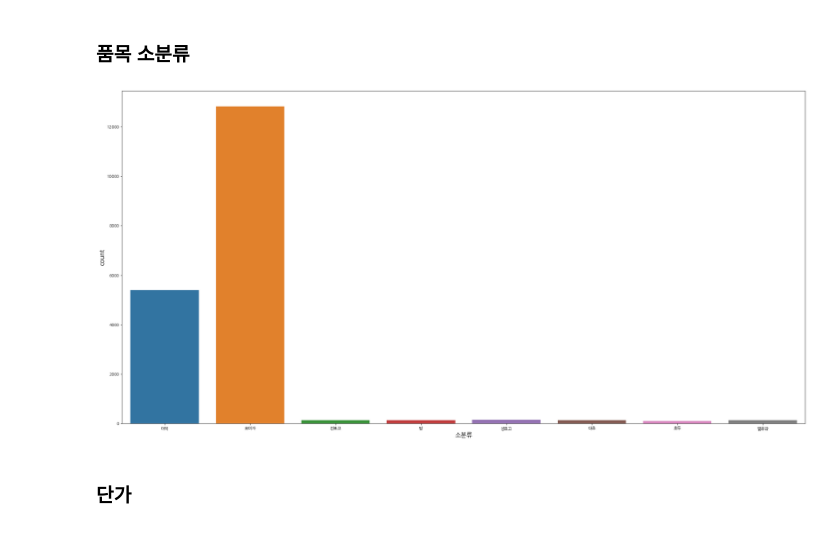
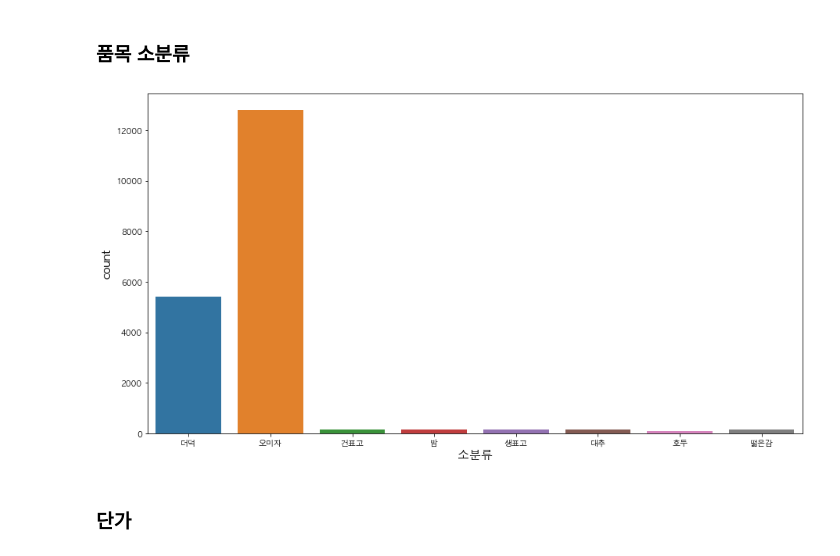
Before and after one commit to kimsunghun00/k-forest, a Jupyter notebook: K-Forest1-Copy4.ipynb, the cells around one changed output. Drawn from its saved outputs; the diff is of its cells as text; code cells hidden in the pictures.

```diff
--- a/K-Forest1-Copy4.ipynb
+++ b/K-Forest1-Copy4.ipynb
@@ -39,7 +39,7 @@ print(forest_production_2015.shape)
 # %% [markdown]
 ### 2016년도
 # %%
-forest_production_2016 = pd.read_excel('2016년기준 임산물생산조사(업로드자료).xlsx', thousands=',')
+forest_production_2016 = pd.read_excel('임산물생산조사/2016년기준 임산물생산조사(업로드자료).xlsx', thousands=',')
 forest_production_2016.head(3)
 # %% [output]
 |  | 시도/청 | 시도/관리소 | 시군구 | 임가번호 | 대분류 | 중분류 | 소분류 | 단위 | 재배채취 | 면적 | 면적 단위 | ... |
@@ -68,7 +68,7 @@ print(forest_production_2016.shape)
 # %% [markdown]
 ### 2017년도
 # %%
-forest_production_2017 = pd.read_excel('2017년 기준 임산물생산조사(업로드자료).xlsx', thousands=',')
+forest_production_2017 = pd.read_excel('임산물생산조사/2017년 기준 임산물생산조사(업로드자료).xlsx', thousands=',')
 forest_production_2017.head(3)
 # %% [output]
 |  | 시도/청 | 시군구/관리소 | 임가번호 | 구분(재배/채취) | 구분(재배/채취).1 | 구분(재배/채취).2 | Unnamed: 6 | 구분(재배/채취).3 | 품목 | ... |
@@ -101,7 +101,7 @@ print(forest_production_2017.shape)
 # %% [markdown]
 ### 2018년도
 # %%
-forest_production_2018 = pd.read_excel('2018년 기준 임산물생산조사(업로드자료) - 정정.xlsx', thousands=',')
+forest_production_2018 = pd.read_excel('임산물생산조사/2018년 기준 임산물생산조사(업로드자료) - 정정.xlsx', thousands=',')
 forest_production_2018.head(3)
 # %% [output]
 |  | 시도/청 | 시도/관리소 | 시군구 | 재배채취 | 재배기준 | 재배면적 | 재배단위 | 대분류 | 중분류 | 소분류 | ... | ... |
@@ -271,7 +271,7 @@ Name: 시도/관리소, Length: 187, dtype: int64
 # %%
 import matplotlib.pyplot as plt
 import seaborn as sns
-plt.rcParams['font.family'] = 'NanumGothic' # mac os : AppleGothic, windows : NanumGothic
+plt.rcParams['font.family'] = 'AppleGothic' # mac os : AppleGothic, windows : NanumGothic
 plt.rcParams["axes.labelsize"] = 15
 
 ax = plt.figure(figsize=(30,15))
@@ -328,11 +328,11 @@ data.head()
 # %%
 plt.rcParams["axes.labelsize"] = 15
 
-ax = plt.figure(figsize=(30,15))
+ax = plt.figure(figsize=(15,8))
 sns.countplot(x="소분류", data=data)
 plt.show()
 # %% [output]
-[figure, old version]
+[figure, new version]
 # %% [markdown]
 ### 단가
 # %%
```
Also changed, not shown: parts of 50 cells of this notebook, 1 other file.
